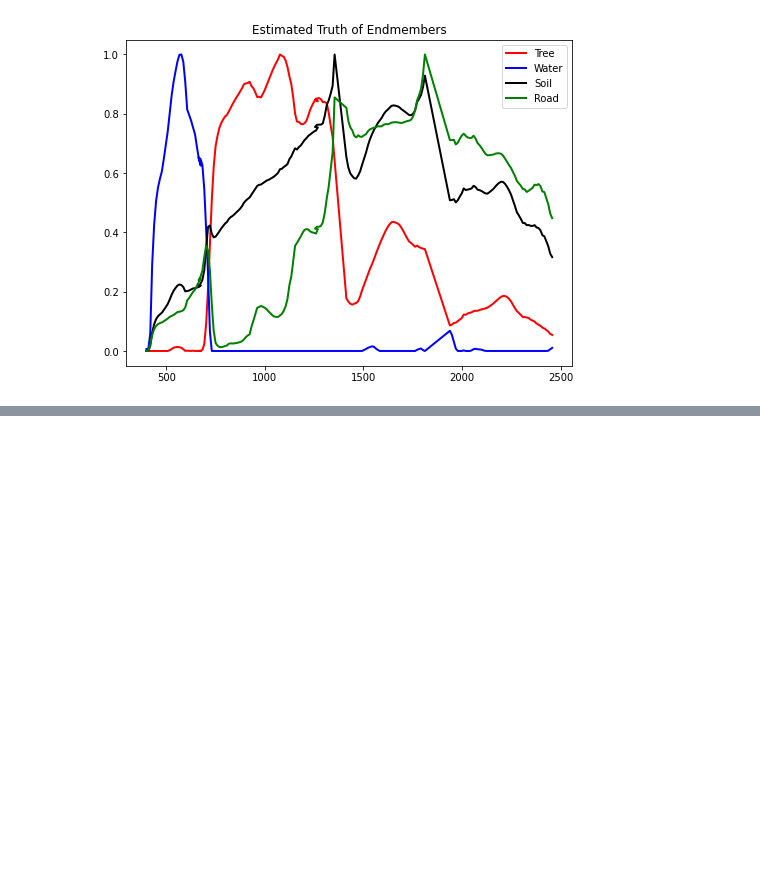
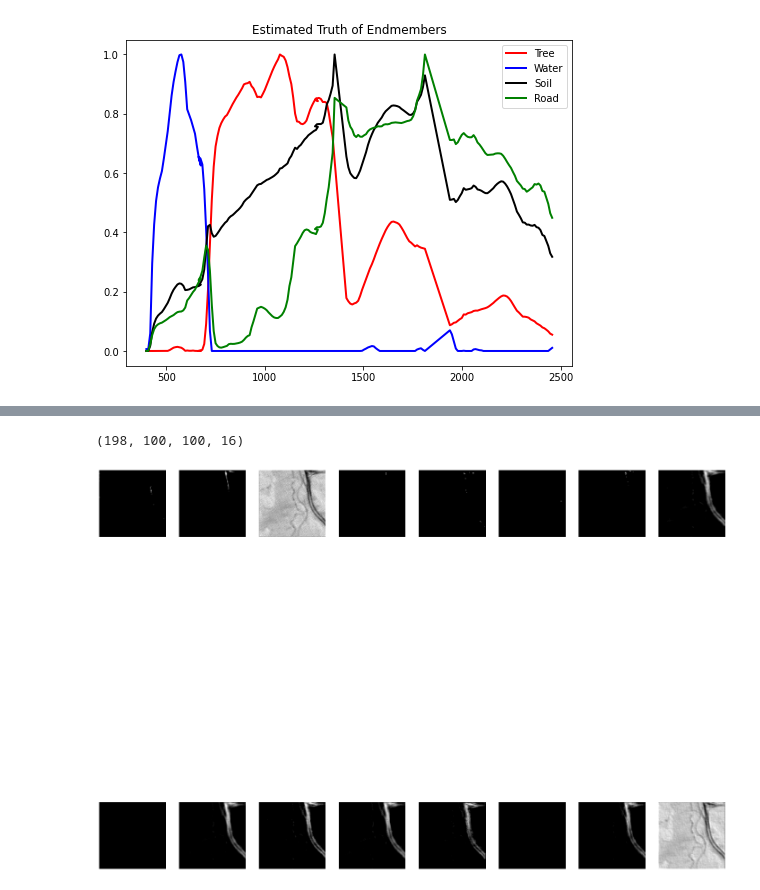
Before and after one commit to zosimanoz/HyperspectralUnmixing, a Jupyter notebook: CAEHyperspectral.ipynb, the cells around one changed output, grey strips where cells are left out. Drawn from its saved outputs; the diff is of its cells as text; code cells hidden in the pictures; blank space fills up the shorter version.

```diff
--- a/CAEHyperspectral.ipynb
+++ b/CAEHyperspectral.ipynb
@@ -584,0 +609,28 @@ plt.show()
+# %%
+from keras.models import Model
+layer_name = 'conv2d'
+intermediate_layer_model = Model(inputs=encoder.input,
+                                          outputs=encoder.get_layer(layer_name).output)
+intermediate_output = intermediate_layer_model.predict(train_dt)
+
+intermediate_output.shape
+# %% [output]
+(198, 100, 100, 16)
+# %%
+import matplotlib.pyplot as plt
+import numpy as np
+%matplotlib inline
+
+test_input_img = intermediate_output[0]
+# plt.imshow(test_input_img[:,:,10],cmap='gray')
+
+fig=plt.figure(figsize=(25, 25))
+columns = 8
+rows = 2
+for i in range(1, 17):
+    fig.add_subplot(rows, columns, i)
+    plt.imshow(test_input_img[:,:, i-1], cmap="gray")
+    plt.axis('off')
+plt.show()
+# %% [output]
+[figure, added]
```
Also changed, not shown: parts of 14 cells of this notebook.
